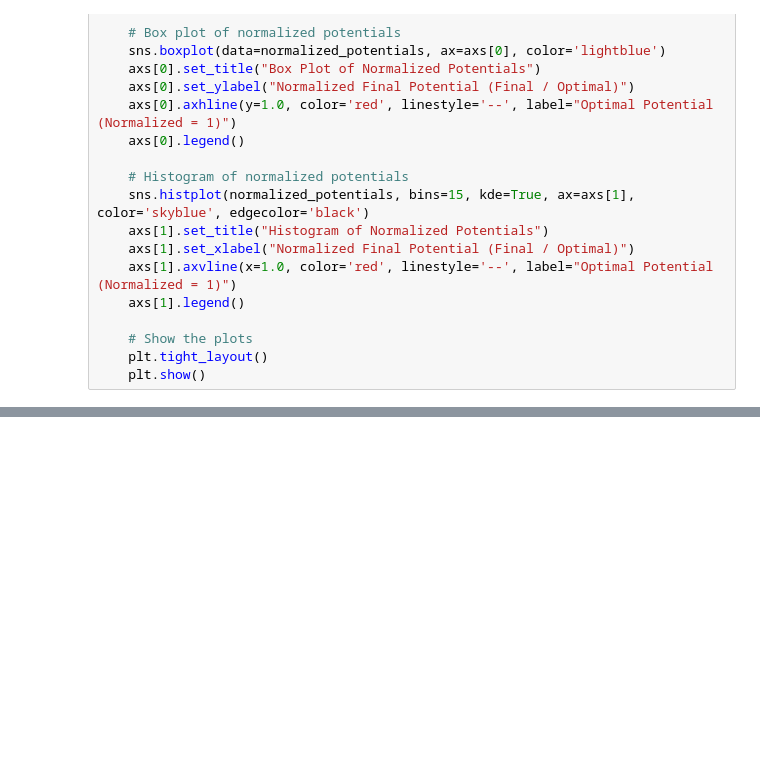
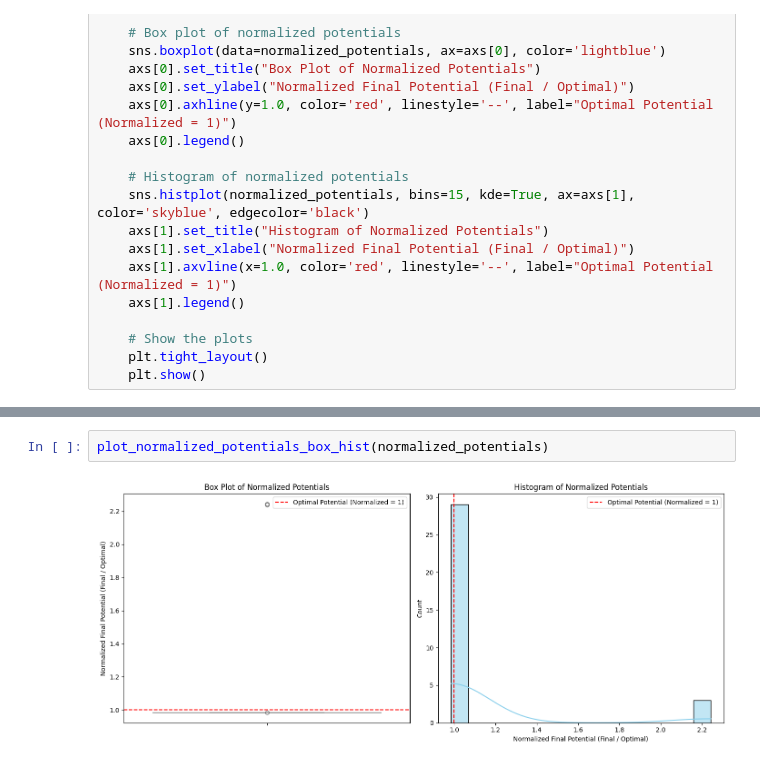
Before and after one commit to Bangiri/k-means-trial, a Jupyter notebook: kppsk.ipynb, the cells around one changed output, grey strips where cells are left out. Cells and saved outputs as stored; diff of their text form; blank space fills up the shorter version.

```diff
--- a/kppsk.ipynb
+++ b/kppsk.ipynb
@@ -129,0 +130,4 @@ plt.show()
+# %%
+plot_normalized_potentials_box_hist(normalized_potentials)
+# %% [output]
+[figure, added]
```
Also changed, not shown: parts of 5 cells of this notebook.
